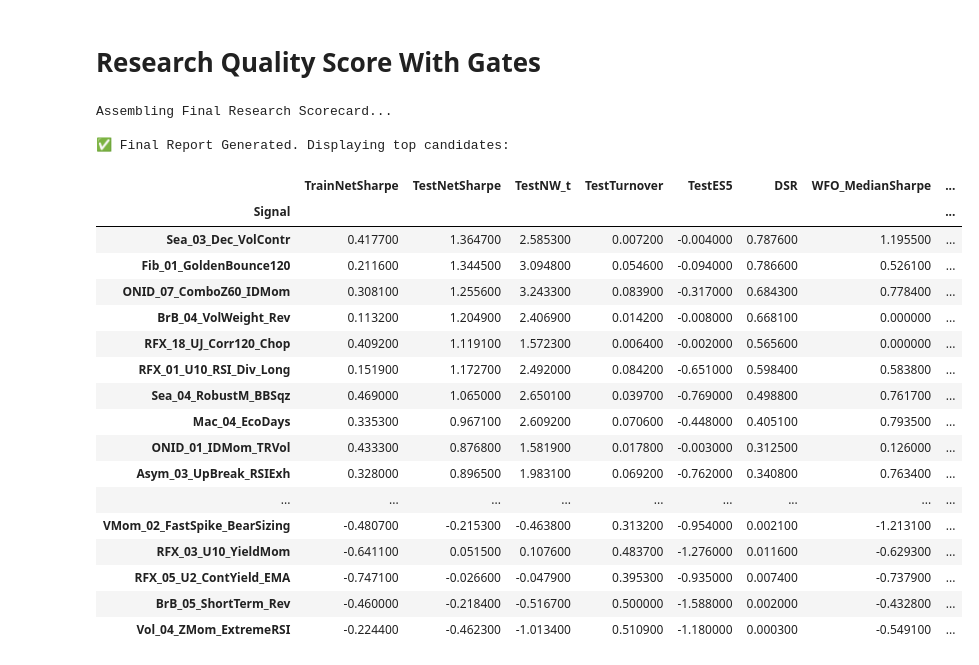
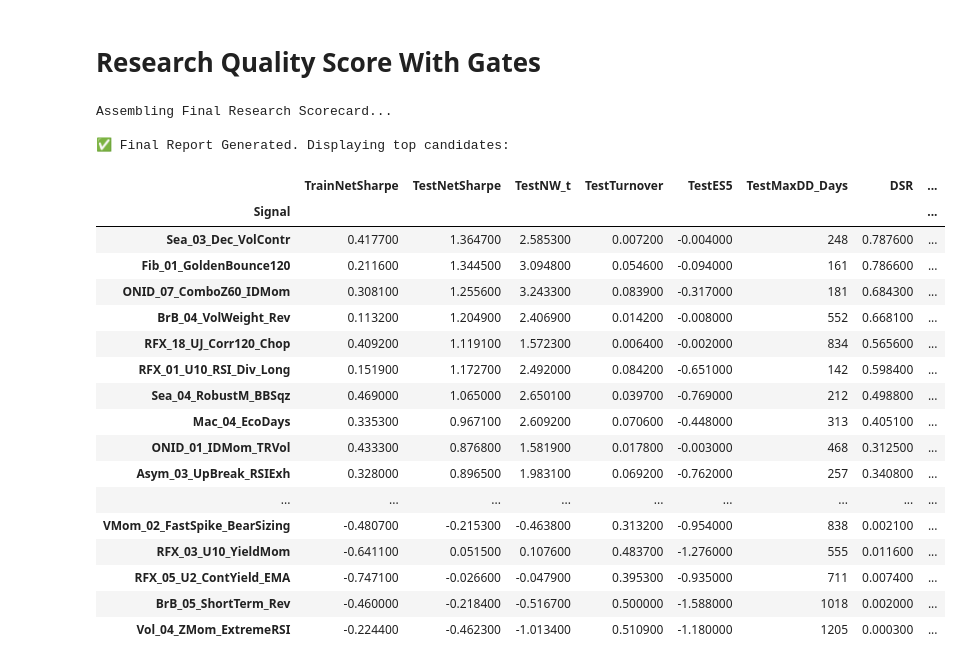
Before and after one commit to gordy93/Prometheus_Capital_2026, a Jupyter notebook: Signal_generation_evaluation_framework.ipynb, the cells around one changed output. Saved outputs shown, nothing was run; the diff lists cells and outputs as text; code cells hidden in the pictures.

```diff
--- a/Signal_generation_evaluation_framework.ipynb
+++ b/Signal_generation_evaluation_framework.ipynb
@@ -530,11 +590,32 @@ Plotting Expected Shortfall Curves for ALL Signals (Grouped by Family)...
 # --- CELL 9: FINAL SCORECARD AND GATING ---
 # ==============================================================================
 print("Assembling Final Research Scorecard...")
-rows = []
+
+def calculate_dd_durations(ret: pd.Series) -> list:
+    if len(ret) == 0: return[]
+    cum = (1 + ret).cumprod()
+    dd = cum / cum.cummax() - 1
+    durations =[]
+    d = 0
+    for x in dd.values:
+        if x < 0:
+            d += 1
+        elif d > 0:
+            durations.append(d)
+            d = 0
+    if d > 0: durations.append(d)
+    return durations
+
+rows =[]
 for name in ALL_SIGS.keys():
     te_m = base_metrics[name]["Test"]
     w_m = wfo_results[name]
     c_m = cpcv_results[name]
+
+    _, net, _, _ = compute_returns(ALL_SIGS[name], test_mask)
+    r = net.fillna(0)
+    durs = calculate_dd_durations(r)
+    max_dd_days = max(durs) if durs else 0
 
     hard_pass = (
         (te_m["NetSharpe"] >= GATE_MIN_TEST_SHARPE) and
@@ -544,49 +625,51 @@ for name in ALL_SIGS.keys():
 
     score = (
         25 * np.clip((te_m["NetSharpe"] + 1) / 2, 0, 1) +
         15 * np.clip(te_m["DSR"], 0, 1) +
         15 * np.clip(w_m["WFO_Positive_Share"], 0, 1) +
         15 * np.clip(c_m["CPCV_Positive_Share"], 0, 1) +
         15 * np.clip(1 - te_m["Turnover"] / max(GATE_MAX_TURNOVER, 1e-6), 0, 1) +
         15 * np.clip(1 - (max(PBO_GLOBAL, 0) if np.isfinite(PBO_GLOBAL) else 0.5), 0, 1))
 
     rows.append({
         "Signal": name,
         "TrainNetSharpe": base_metrics[name]["Train"]["NetSharpe"],
         "TestNetSharpe": te_m["NetSharpe"],
         "TestNW_t": te_m["NW_Mean_t"],
         "TestTurnover": te_m["Turnover"],
         "TestES5": te_m["ES_5"],
+        "TestMaxDD_Days": int(max_dd_days),
         "DSR": te_m["DSR"],
         "WFO_MedianSharpe": w_m["WFO_MedianTestSharpe"],
         "CPCV_MedianSharpe": c_m["CPCV_MedianTestSharpe"],
         "HardGatesPass": hard_pass,
         "QualityScore": round(score, 2)})
 
 scorecard = pd.DataFrame(rows).set_index("Signal")
+
 print("\n✅ Final Report Generated. Displaying top candidates:")
 display(scorecard.sort_values(["HardGatesPass", "QualityScore"], ascending=[False, False])
         .style.background_gradient(subset=["TestNetSharpe", "QualityScore", "DSR"], cmap="RdYlGn")
-        .background_gradient(subset=["TestTurnover"], cmap="RdYlGn_r"))
+        .background_gradient(subset=["TestTurnover", "TestMaxDD_Days"], cmap="RdYlGn_r"))
 # %% [output]
 Assembling Final Research Scorecard...
 
 ✅ Final Report Generated. Displaying top candidates:
-|  | TrainNetSharpe | TestNetSharpe | TestNW_t | TestTurnover | TestES5 | DSR | WFO_MedianSharpe | ... |
+|  | TrainNetSharpe | TestNetSharpe | TestNW_t | TestTurnover | TestES5 | TestMaxDD_Days | DSR | ... |
 | Signal |  |  |  |  |  |  |  | ... |
-| Sea_03_Dec_VolContr | 0.417700 | 1.364700 | 2.585300 | 0.007200 | -0.004000 | 0.787600 | 1.195500 | ... |
-| Fib_01_GoldenBounce120 | 0.211600 | 1.344500 | 3.094800 | 0.054600 | -0.094000 | 0.786600 | 0.526100 | ... |
-| ONID_07_ComboZ60_IDMom | 0.308100 | 1.255600 | 3.243300 | 0.083900 | -0.317000 | 0.684300 | 0.778400 | ... |
-| BrB_04_VolWeight_Rev | 0.113200 | 1.204900 | 2.406900 | 0.014200 | -0.008000 | 0.668100 | 0.000000 | ... |
-| RFX_18_UJ_Corr120_Chop | 0.409200 | 1.119100 | 1.572300 | 0.006400 | -0.002000 | 0.565600 | 0.000000 | ... |
-| RFX_01_U10_RSI_Div_Long | 0.151900 | 1.172700 | 2.492000 | 0.084200 | -0.651000 | 0.598400 | 0.583800 | ... |
-| Sea_04_RobustM_BBSqz | 0.469000 | 1.065000 | 2.650100 | 0.039700 | -0.769000 | 0.498800 | 0.761700 | ... |
-| Mac_04_EcoDays | 0.335300 | 0.967100 | 2.609200 | 0.070600 | -0.448000 | 0.405100 | 0.793500 | ... |
-| ONID_01_IDMom_TRVol | 0.433300 | 0.876800 | 1.581900 | 0.017800 | -0.003000 | 0.312500 | 0.126000 | ... |
-| Asym_03_UpBreak_RSIExh | 0.328000 | 0.896500 | 1.983100 | 0.069200 | -0.762000 | 0.340800 | 0.763400 | ... |
+| Sea_03_Dec_VolContr | 0.417700 | 1.364700 | 2.585300 | 0.007200 | -0.004000 | 248 | 0.787600 | ... |
+| Fib_01_GoldenBounce120 | 0.211600 | 1.344500 | 3.094800 | 0.054600 | -0.094000 | 161 | 0.786600 | ... |
+| ONID_07_ComboZ60_IDMom | 0.308100 | 1.255600 | 3.243300 | 0.083900 | -0.317000 | 181 | 0.684300 | ... |
+| BrB_04_VolWeight_Rev | 0.113200 | 1.204900 | 2.406900 | 0.014200 | -0.008000 | 552 | 0.668100 | ... |
+| RFX_18_UJ_Corr120_Chop | 0.409200 | 1.119100 | 1.572300 | 0.006400 | -0.002000 | 834 | 0.565600 | ... |
+| RFX_01_U10_RSI_Div_Long | 0.151900 | 1.172700 | 2.492000 | 0.084200 | -0.651000 | 142 | 0.598400 | ... |
+| Sea_04_RobustM_BBSqz | 0.469000 | 1.065000 | 2.650100 | 0.039700 | -0.769000 | 212 | 0.498800 | ... |
+| Mac_04_EcoDays | 0.335300 | 0.967100 | 2.609200 | 0.070600 | -0.448000 | 313 | 0.405100 | ... |
+| ONID_01_IDMom_TRVol | 0.433300 | 0.876800 | 1.581900 | 0.017800 | -0.003000 | 468 | 0.312500 | ... |
+| Asym_03_UpBreak_RSIExh | 0.328000 | 0.896500 | 1.983100 | 0.069200 | -0.762000 | 257 | 0.340800 | ... |
 | ... | ... | ... | ... | ... | ... | ... | ... | ... |
-| VMom_02_FastSpike_BearSizing | -0.480700 | -0.215300 | -0.463800 | 0.313200 | -0.954000 | 0.002100 | -1.213100 | ... |
-| RFX_03_U10_YieldMom | -0.641100 | 0.051500 | 0.107600 | 0.483700 | -1.276000 | 0.011600 | -0.629300 | ... |
-| RFX_05_U2_ContYield_EMA | -0.747100 | -0.026600 | -0.047900 | 0.395300 | -0.935000 | 0.007400 | -0.737900 | ... |
-| BrB_05_ShortTerm_Rev | -0.460000 | -0.218400 | -0.516700 | 0.500000 | -1.588000 | 0.002000 | -0.432800 | ... |
-| Vol_04_ZMom_ExtremeRSI | -0.224400 | -0.462300 | -1.013400 | 0.510900 | -1.180000 | 0.000300 | -0.549100 | ... |
+| VMom_02_FastSpike_BearSizing | -0.480700 | -0.215300 | -0.463800 | 0.313200 | -0.954000 | 838 | 0.002100 | ... |
+| RFX_03_U10_YieldMom | -0.641100 | 0.051500 | 0.107600 | 0.483700 | -1.276000 | 555 | 0.011600 | ... |
+| RFX_05_U2_ContYield_EMA | -0.747100 | -0.026600 | -0.047900 | 0.395300 | -0.935000 | 711 | 0.007400 | ... |
+| BrB_05_ShortTerm_Rev | -0.460000 | -0.218400 | -0.516700 | 0.500000 | -1.588000 | 1018 | 0.002000 | ... |
+| Vol_04_ZMom_ExtremeRSI | -0.224400 | -0.462300 | -1.013400 | 0.510900 | -1.180000 | 1205 | 0.000300 | ... |
```
Also changed, not shown: parts of 1 cell of this notebook.
